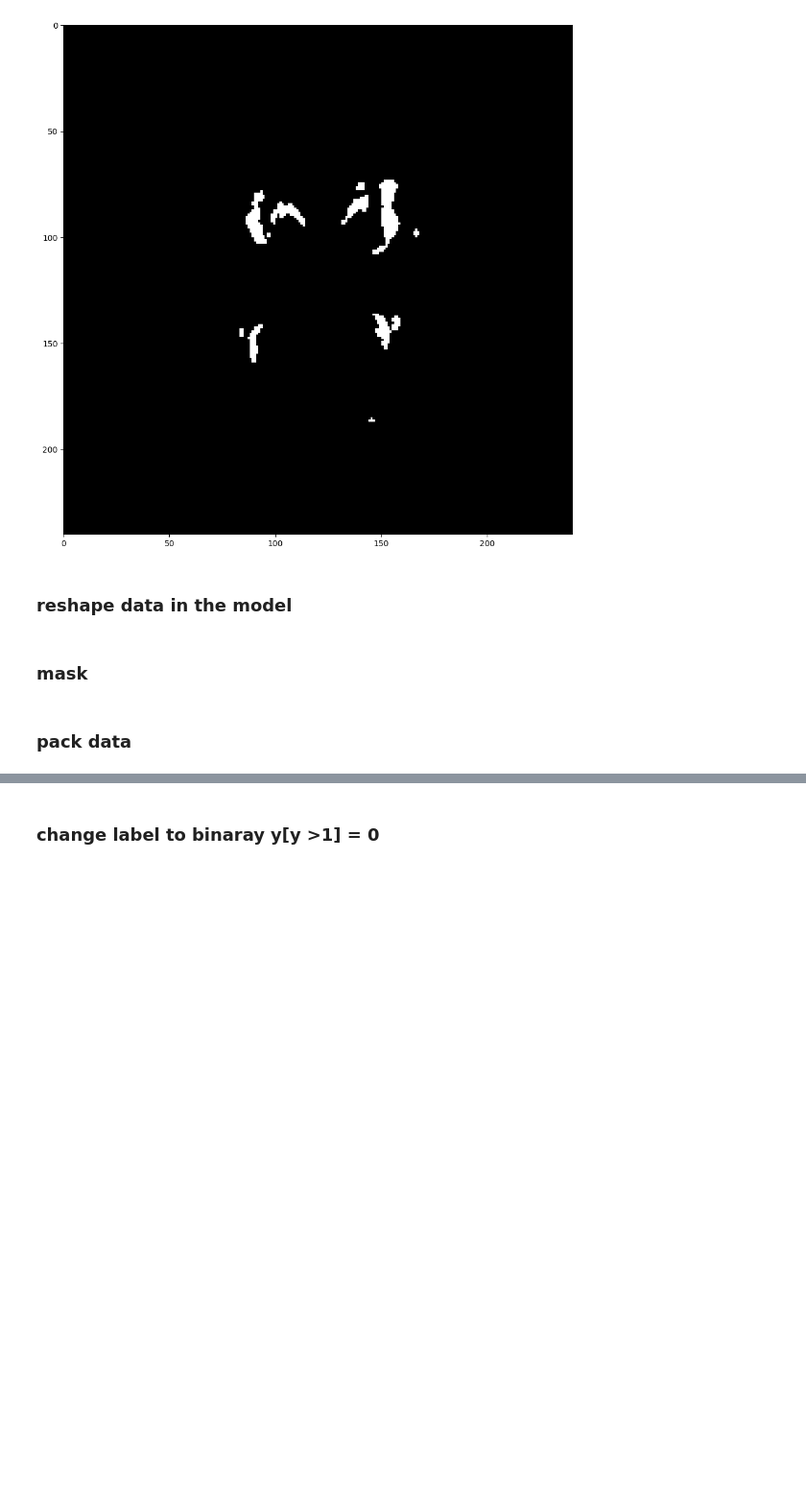
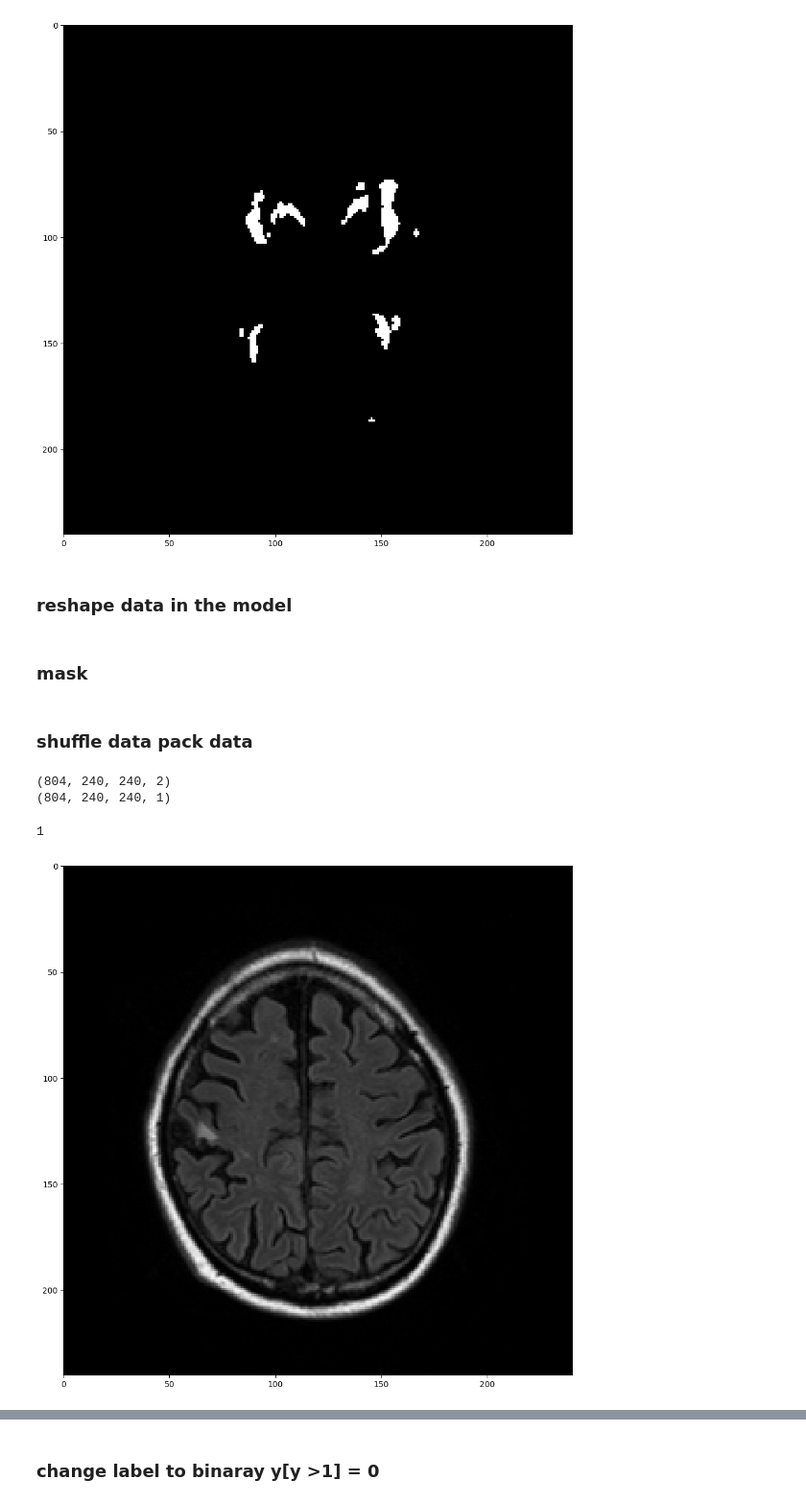
Before and after one commit to JingQin-JQ/umcu, a Jupyter notebook: src/pre(post)process.ipynb, the cells around one changed output, grey strips where cells are left out. Shown at 96% size. Cells and saved outputs as stored; diff of their text form; code cells hidden in the pictures; blank space fills up the shorter version.

Commit message:
all image in utrecht first training

```diff
--- a/src/pre(post)process.ipynb
+++ b/src/pre(post)process.ipynb
@@ -171,4 +175,32 @@ myshow(sitk.GetImageFromArray(y[340,:,:,0]))
 # %% [markdown]
 ### mask
 # %% [markdown]
-### pack data
+### shuffle data pack data
+# %%
+from random import shuffle
+
+def shuffle_list(*ls):
+    l =list(zip(*ls))
+    shuffle(l)
+    return zip(*l)
+
+# a = [0,1,2,3,4]
+# b = [5,6,7,8,9]
+# a1,b1 = shuffle_list(a,b)
+# print(a1,b1)
+Xs,ys = shuffle_list(X,y)
+Xs= np.array(Xs)
+ys= np.array(ys)
+print(Xs.shape)
+print(ys.shape)
+# %% [output]
+(804, 240, 240, 2)
+(804, 240, 240, 1)
+# %%
+ys.max()
+# %% [output]
+1
+# %%
+myshow(sitk.GetImageFromArray(X[20,:,:,0]))
+# %% [output]
+[figure, added]
```
Also changed, not shown: parts of 17 cells of this notebook, 4 other files.
